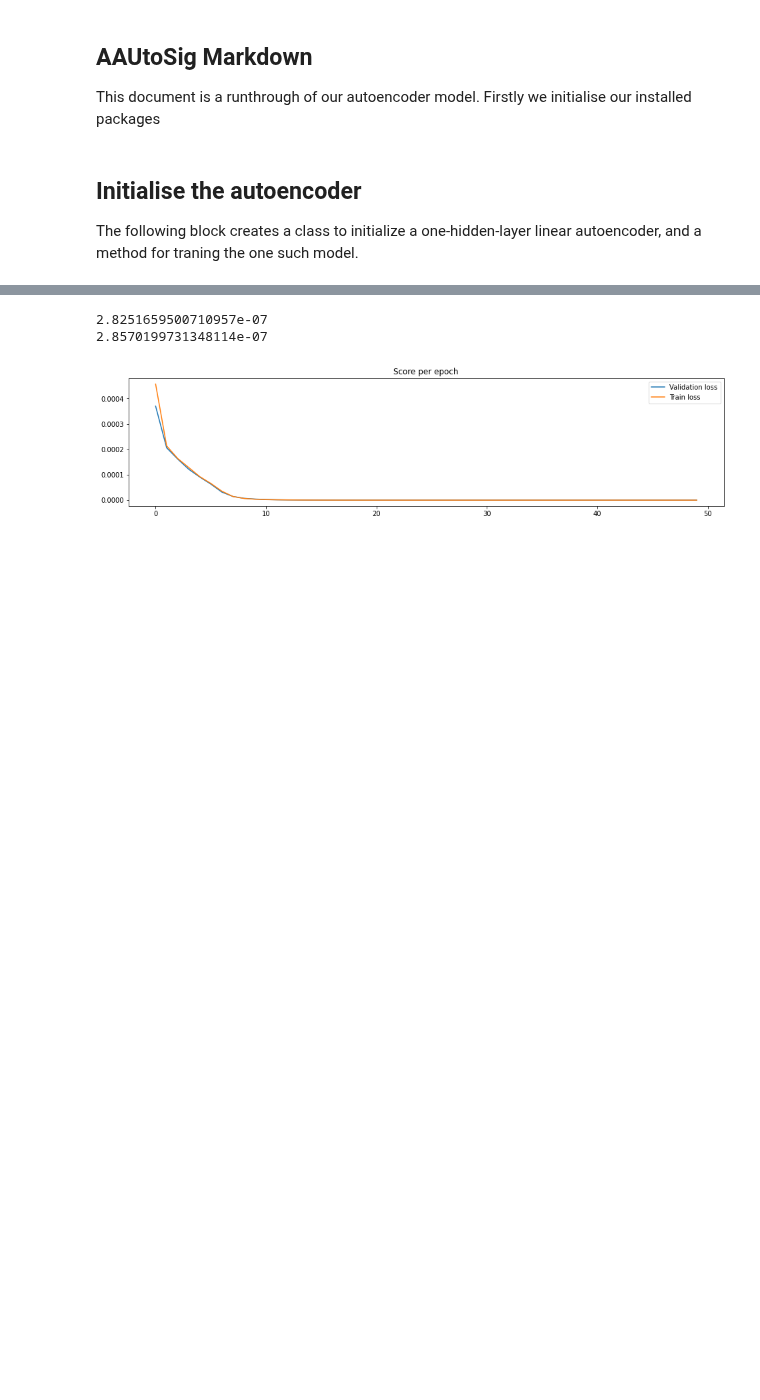
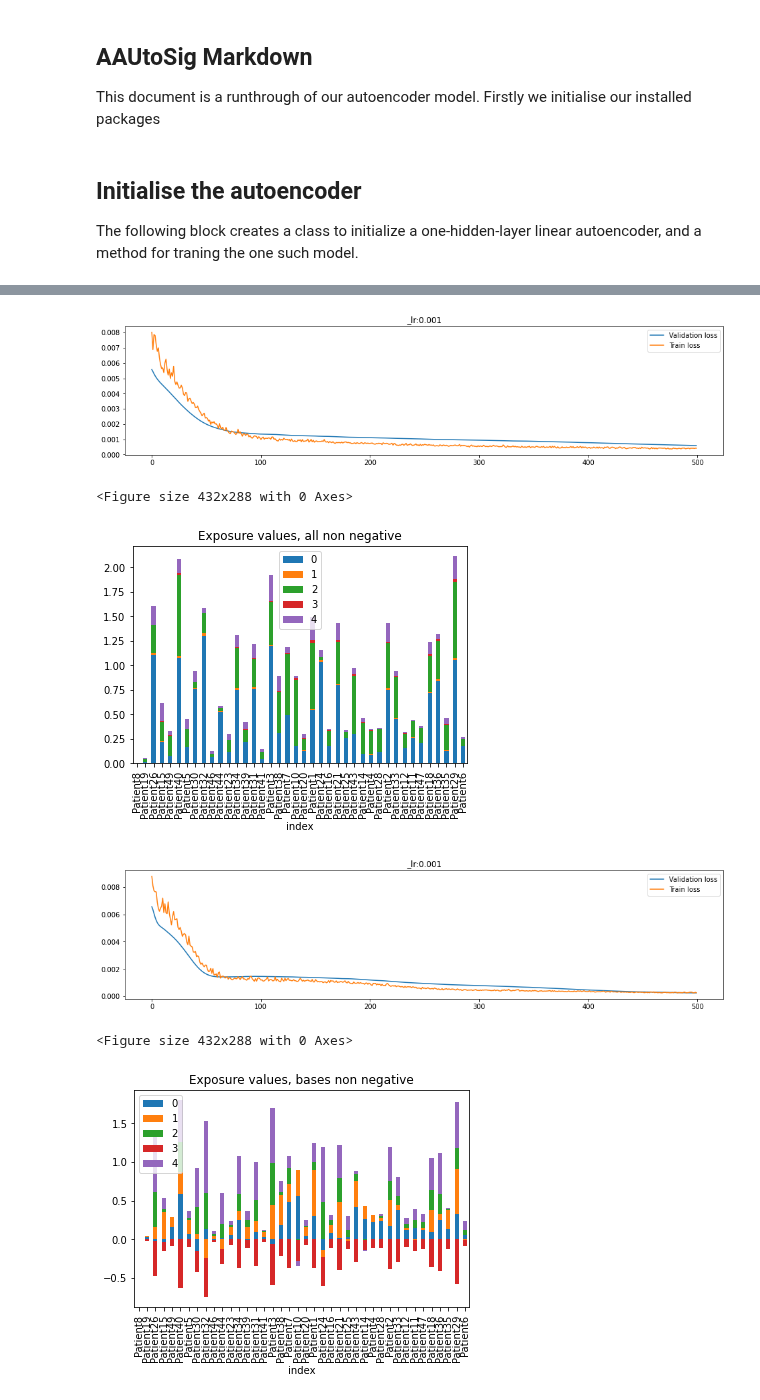
Before and after one commit to CLINDA-AAU/AAUtoSig, a Jupyter notebook: AAUtoSig.ipynb, the cells around one changed output, grey strips where cells are left out. Saved outputs shown, nothing was run; the diff lists cells and outputs as text; code cells hidden in the pictures; blank space fills up the shorter version.

```diff
--- a/AAUtoSig.ipynb
+++ b/AAUtoSig.ipynb
@@ -22,50 +132,85 @@ Now we can use our autoencoder on some simulated data
 nsigs = 5
 
 #np.random.seed(20)
 #random.seed(20)
-mf_df, true_sigs,_ = simulate_counts(5,3000, pentanucelotide=False)
+mf_df, true_sigs,_ = simulate_counts(nsigs,50, pentanucelotide=False)
 tri = mf_df.index
 mutation = [t[2:5] for t in tri]
 
 #X = (mf_df / mf_df.sum(axis=0)).T
 X = mf_df.T/mf_df.max().max()
 
 
 #80/20 train/validation split
 x_train = X.sample(frac=0.8)
 x_val = X.drop(x_train.index)
 
 #choosing the 'true' number of signatures
-model = AAUtoSig(dim1 = nsigs)
+model_all = AAUtoSig(96, nsigs)
+model_dec = AAUtoSig(96, nsigs)
+
 
 # Validation using MSE Loss function
 loss_function = torch.nn.MSELoss(reduction='mean')
 
 # Using an Adam Optimizer with lr = 1e-3
-optimizer = torch.optim.Adam(model.parameters(),
+optimizer_all = torch.optim.Adam(model_all.parameters(),
                             lr = 1e-3)
+optimizer_dec = torch.optim.Adam(model_dec.parameters(),
+                            lr = 1e-3)
+# ------------------------------------------- NON-NEGATIVE = ALL ---------------------------------
 
-_,val_loss, train_loss = train_AAUtoSig(epochs = 50,
-                                        model = model,
+_,val_loss_all, train_loss_all = train_AAUtoSig(epochs = 500,
+                                        model = model_all,
                                         x_train = x_train,
                                         x_test = x_val,
-                                        loss_function = loss_function,
-                                        optimizer = optimizer,
-                                        batch_size=16,
-                                        do_plot = True)
+                                        criterion = loss_function,
+                                        optimizer = optimizer_all,
+                                        batch_size = 16,
+                                        do_plot = True,
+                                        ES = False,
+                                        i = None,
+                                        non_negative = "all")
 
-x_test_tensor = torch.tensor(x_val.values,
-                             dtype = torch.float32)
 
-rec_data = model(x_test_tensor)
+
 
 #the weights of the decoding layer (dec1) is where we find the signatures.
-sigs = model.dec1.weight.data
-sigs = pd.DataFrame(sigs.numpy())
-print(val_loss.item())
-print(train_loss)
+sigs_all = model_all.dec1.weight.data
+exp_all = pd.DataFrame(x_train@model_all.enc1.weight.data.T)
+exp_all['index'] = exp_all.index
+exp_all.plot(x = 'index', kind = 'bar', stacked = 'False', title = "Exposure values, all non negative")
+sigs_all = pd.DataFrame(sigs_all.numpy())
+
+
+# ------------------------------------------- NON-NEGATIVE = DEC ---------------------------------
+
+_,val_loss_dec, train_loss_dec = train_AAUtoSig(epochs = 500,
+                                        model = model_dec,
+                                        x_train = x_train,
+                                        x_test = x_val,
+                                        criterion = loss_function,
+                                        optimizer = optimizer_dec,
+                                        batch_size=16,
+                                        do_plot = True,
+                                        ES = False,
+                                        i = None,
+                                        non_negative = "bases")
+
+
+
+
+#the weights of the decoding layer (dec1) is where we find the signatures.
+sigs_dec = model_dec.dec1.weight.data
+exp_dec = pd.DataFrame(x_train@model_dec.enc1.weight.data.T)
+exp_dec['index'] = exp_dec.index
+exp_dec.plot(x = 'index', kind = 'bar', stacked = 'False', title = "Exposure values, bases non negative")
+sigs_dec = pd.DataFrame(sigs_dec.numpy())
 # %% [output]
+[figure, new version]
-2.8251659500710957e-07
-2.8570199731348114e-07
+<Figure size 432x288 with 0 Axes>
-[figure, old version]
+[figure, added]
+[figure, added]
+<Figure size 432x288 with 0 Axes>
+[figure, added]
 # %%
```
Also changed, not shown: parts of 6 cells of this notebook, 9 other files.
